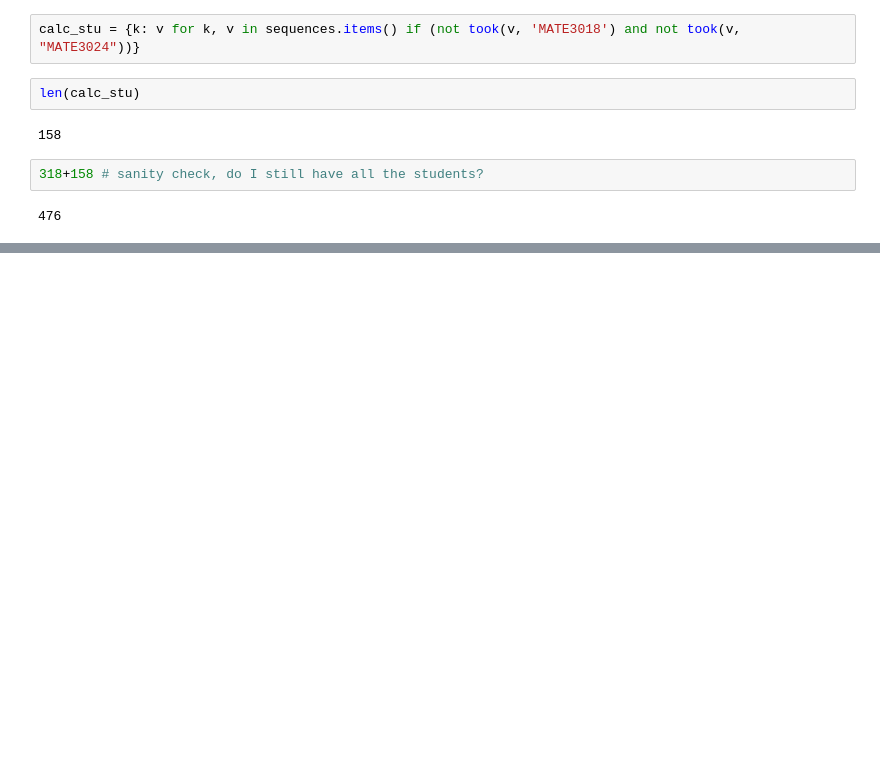
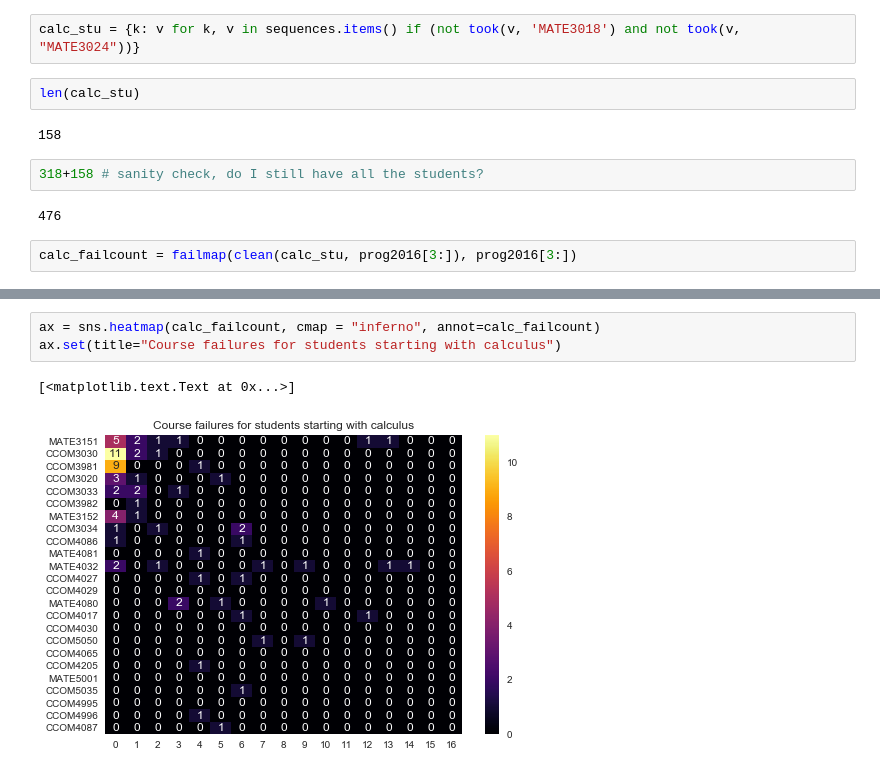
Before and after one commit to humberto-ortiz/stumap, a Jupyter notebook: stumap.ipynb, the cells around one changed output, grey strips where cells are left out. Saved outputs shown, nothing was run; the diff lists cells and outputs as text; blank space fills up the shorter version.

```diff
--- a/stumap.ipynb
+++ b/stumap.ipynb
@@ -202,4 +223,6 @@ len(calc_stu)
 318+158 # sanity check, do I still have all the students?
 # %% [output]
 476
+# %%
+calc_failcount = failmap(clean(calc_stu, prog2016[3:]), prog2016[3:])
 # %%
@@ -210,0 +242,6 @@ ax.set(title="Students starting with calculus")
+# %%
+ax = sns.heatmap(calc_failcount, cmap = "inferno", annot=calc_failcount)
+ax.set(title="Course failures for students starting with calculus")
+# %% [output]
+[<matplotlib.text.Text at 0x...>]
+[figure, added]
```
Also changed, not shown: parts of 15 cells of this notebook.
